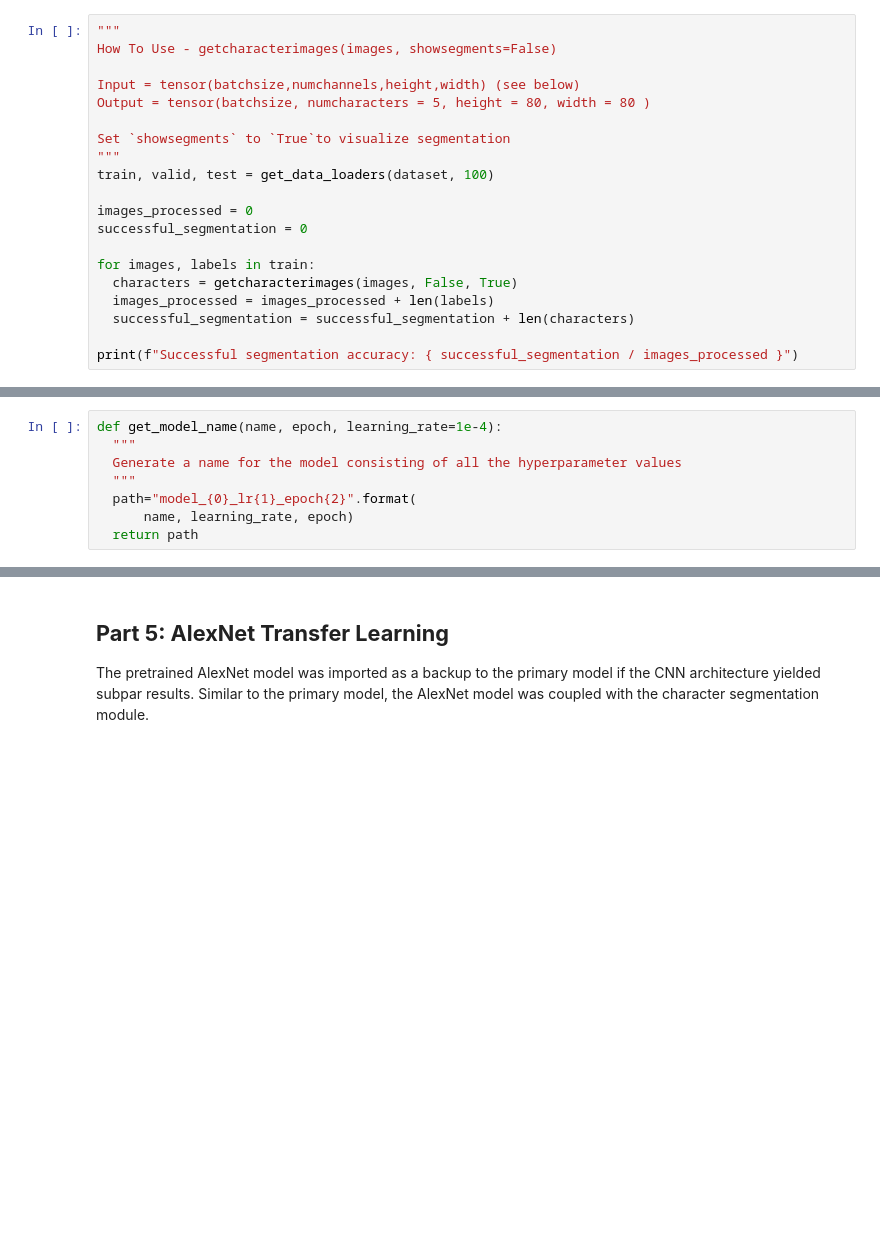
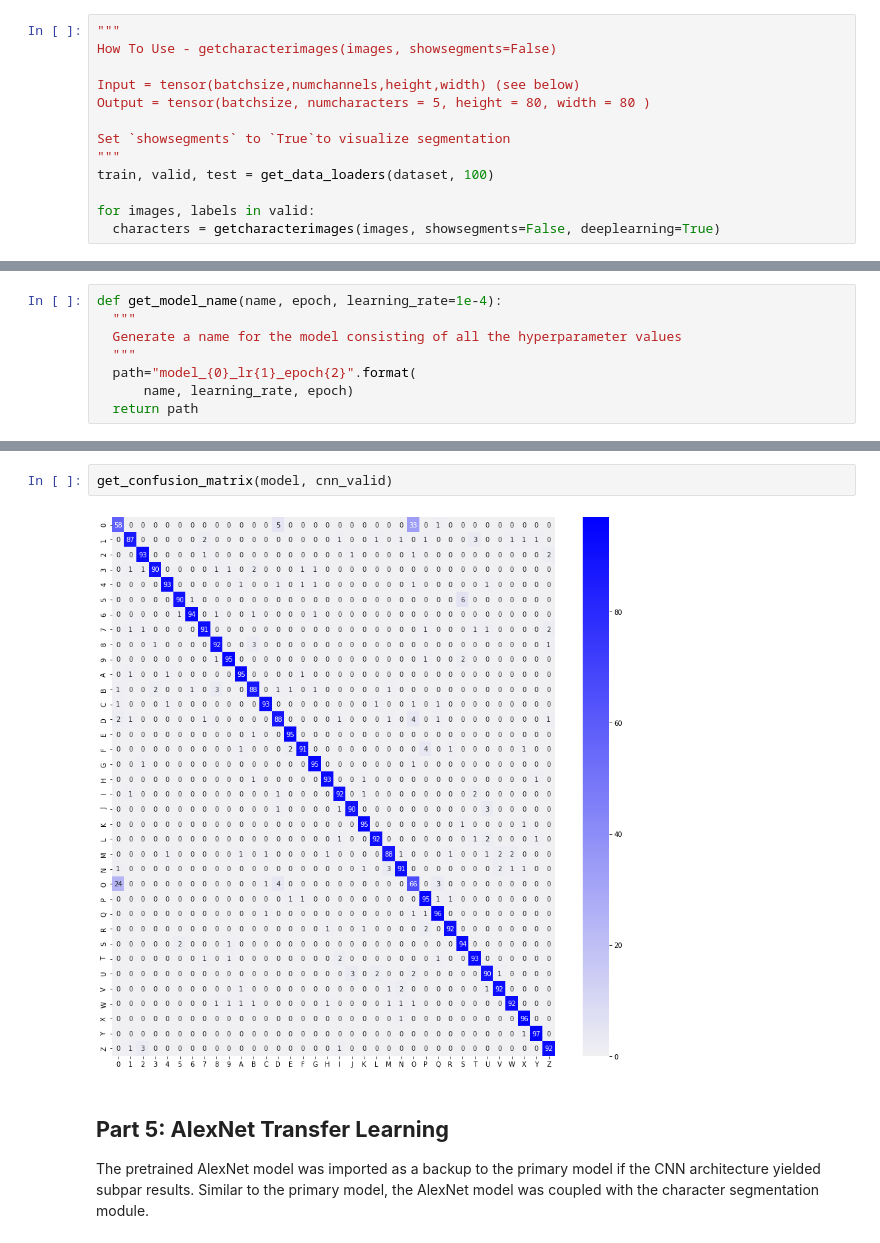
Before and after one commit to natanleung/APS360-captcha-bypass, a Jupyter notebook: captcha.ipynb, the cells around one changed output, grey strips where cells are left out. Saved outputs shown, nothing was run; the diff lists cells and outputs as text; blank space fills up the shorter version.

```diff
--- a/captcha.ipynb
+++ b/captcha.ipynb
@@ -299,12 +527,5 @@ Set `showsegments` to `True`to visualize segmentation
 """
 train, valid, test = get_data_loaders(dataset, 100)
 
-images_processed = 0
-successful_segmentation = 0
-
-for images, labels in train:
-  characters = getcharacterimages(images, False, True)
-  images_processed = images_processed + len(labels)
-  successful_segmentation = successful_segmentation + len(characters)
-
-print(f"Successful segmentation accuracy: { successful_segmentation / images_processed }")
+for images, labels in valid:
+  characters = getcharacterimages(images, showsegments=False, deeplearning=True)
@@ -622,3 +931,7 @@ Epoch 30: Character accuracy: 0.8690167682926829, Training accuracy: 0.635861280
+# %%
+get_confusion_matrix(model, cnn_valid)
+# %% [output]
+[figure, added]
 # %% [markdown]
 ## **Part 5: AlexNet Transfer Learning**
 
```
Also changed, not shown: parts of 31 cells of this notebook.
